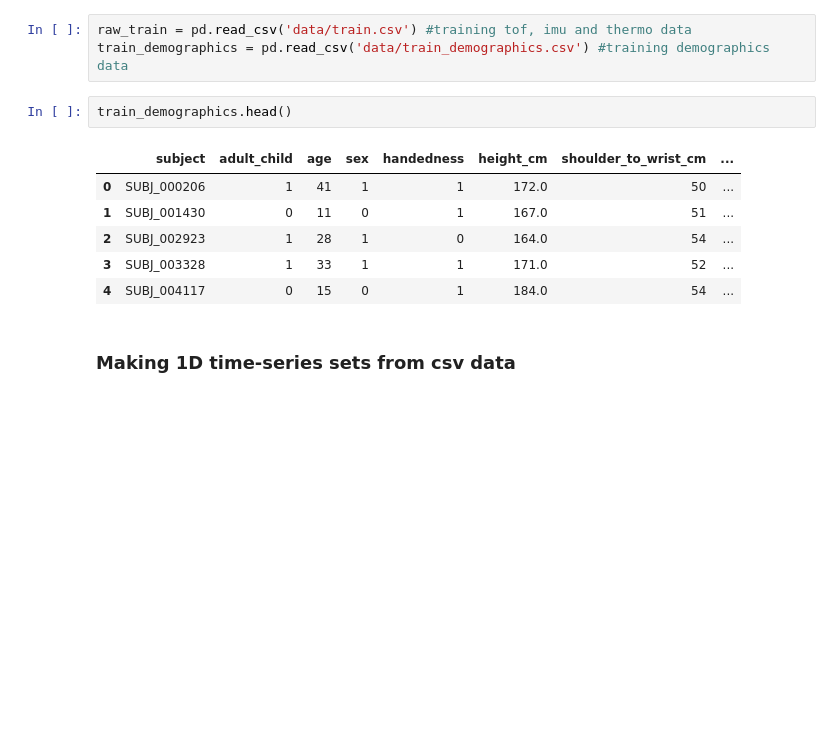
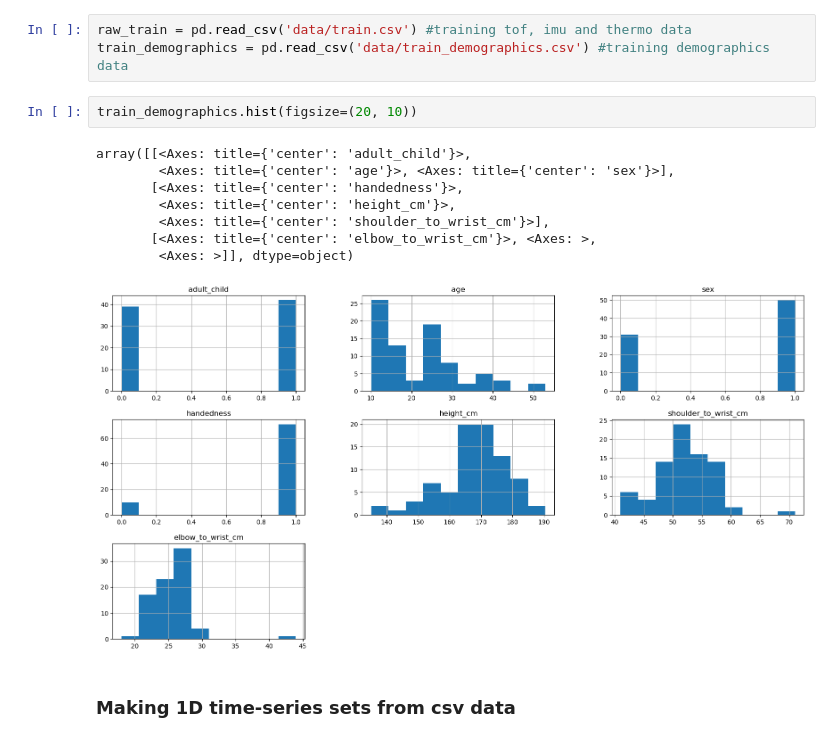
Before and after one commit to tanvik7072/CMI-Detect-Behaviour-with-Sensor-Data, a Jupyter notebook: EDA.ipynb, the cells around one changed output. Saved outputs shown, nothing was run; the diff lists cells and outputs as text; blank space fills up the shorter version.

```diff
--- a/EDA.ipynb
+++ b/EDA.ipynb
@@ -10,14 +10,16 @@ import pandas as pd
 raw_train = pd.read_csv('data/train.csv') #training tof, imu and thermo data
 train_demographics = pd.read_csv('data/train_demographics.csv') #training demographics data
 # %%
-train_demographics.head()
+train_demographics.hist(figsize=(20, 10))
 # %% [output]
-|  | subject | adult_child | age | sex | handedness | height_cm | shoulder_to_wrist_cm | ... |
-| 0 | SUBJ_000206 | 1 | 41 | 1 | 1 | 172.0 | 50 | ... |
-| 1 | SUBJ_001430 | 0 | 11 | 0 | 1 | 167.0 | 51 | ... |
-| 2 | SUBJ_002923 | 1 | 28 | 1 | 0 | 164.0 | 54 | ... |
-| 3 | SUBJ_003328 | 1 | 33 | 1 | 1 | 171.0 | 52 | ... |
-| 4 | SUBJ_004117 | 0 | 15 | 0 | 1 | 184.0 | 54 | ... |
+array([[<Axes: title={'center': 'adult_child'}>,
+        <Axes: title={'center': 'age'}>, <Axes: title={'center': 'sex'}>],
+       [<Axes: title={'center': 'handedness'}>,
+        <Axes: title={'center': 'height_cm'}>,
+        <Axes: title={'center': 'shoulder_to_wrist_cm'}>],
+       [<Axes: title={'center': 'elbow_to_wrist_cm'}>, <Axes: >,
+        <Axes: >]], dtype=object)
+[figure, added]
 # %% [markdown]
 ### Making 1D time-series sets from csv data
 # %%
```
Also changed, not shown: parts of 1 cell of this notebook.
